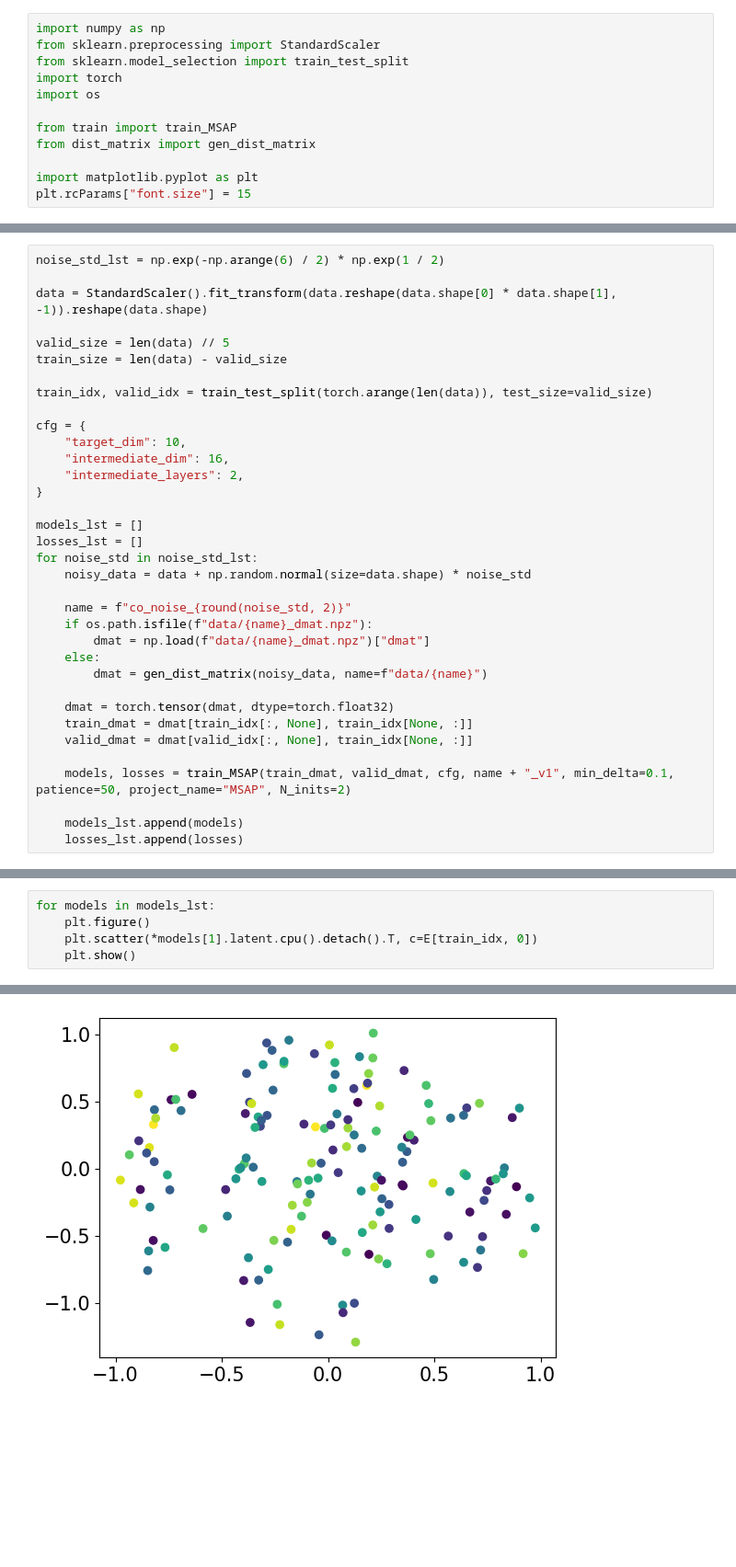
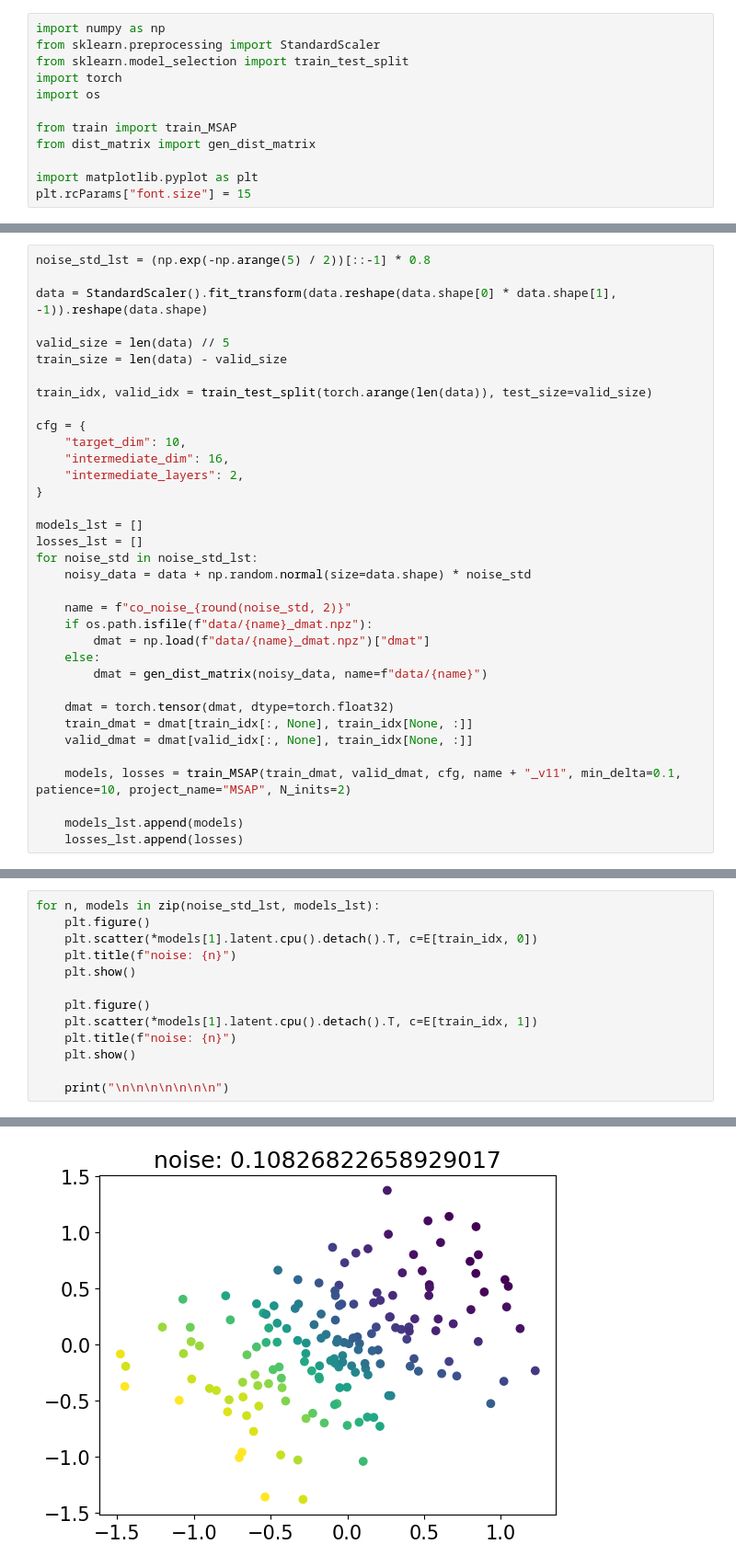
Before and after one commit to antoniibelyshev/Beyond-Dynamics, a Jupyter notebook: msap_coupled_oscillator_noise.ipynb, the cells around one changed output, grey strips where cells are left out. Shown at 92% size. Saved outputs shown, nothing was run; the diff lists cells and outputs as text; blank space fills up the shorter version.

Commit message:
co_noise update

```diff
--- a/msap_coupled_oscillator_noise.ipynb
+++ b/msap_coupled_oscillator_noise.ipynb
@@ -33,5 +33,5 @@ plt.show()
 # %%
-noise_std_lst = np.exp(-np.arange(6) / 2) * np.exp(1 / 2)
+noise_std_lst = (np.exp(-np.arange(5) / 2))[::-1] * 0.8
 
 data = StandardScaler().fit_transform(data.reshape(data.shape[0] * data.shape[1], -1)).reshape(data.shape)
 
@@ -61,7 +61,7 @@ for noise_std in noise_std_lst:
     train_dmat = dmat[train_idx[:, None], train_idx[None, :]]
     valid_dmat = dmat[valid_idx[:, None], train_idx[None, :]]
 
-    models, losses = train_MSAP(train_dmat, valid_dmat, cfg, name + "_v1", min_delta=0.1, patience=50, project_name="MSAP", N_inits=2)
+    models, losses = train_MSAP(train_dmat, valid_dmat, cfg, name + "_v11", min_delta=0.1, patience=10, project_name="MSAP", N_inits=2)
 
     models_lst.append(models)
     losses_lst.append(losses)
@@ -144,6 +145,14 @@ plt.show()
 # %%
-for models in models_lst:
+for n, models in zip(noise_std_lst, models_lst):
     plt.figure()
     plt.scatter(*models[1].latent.cpu().detach().T, c=E[train_idx, 0])
+    plt.title(f"noise: {n}")
     plt.show()
+
+    plt.figure()
+    plt.scatter(*models[1].latent.cpu().detach().T, c=E[train_idx, 1])
+    plt.title(f"noise: {n}")
+    plt.show()
+
+    print("\n\n\n\n\n\n\n")
 # %% [output]
@@ -151 +159 @@ for models in models_lst:
-[figure, old version]
+[figure, new version]
```
Also changed, not shown: parts of 8 cells of this notebook.
